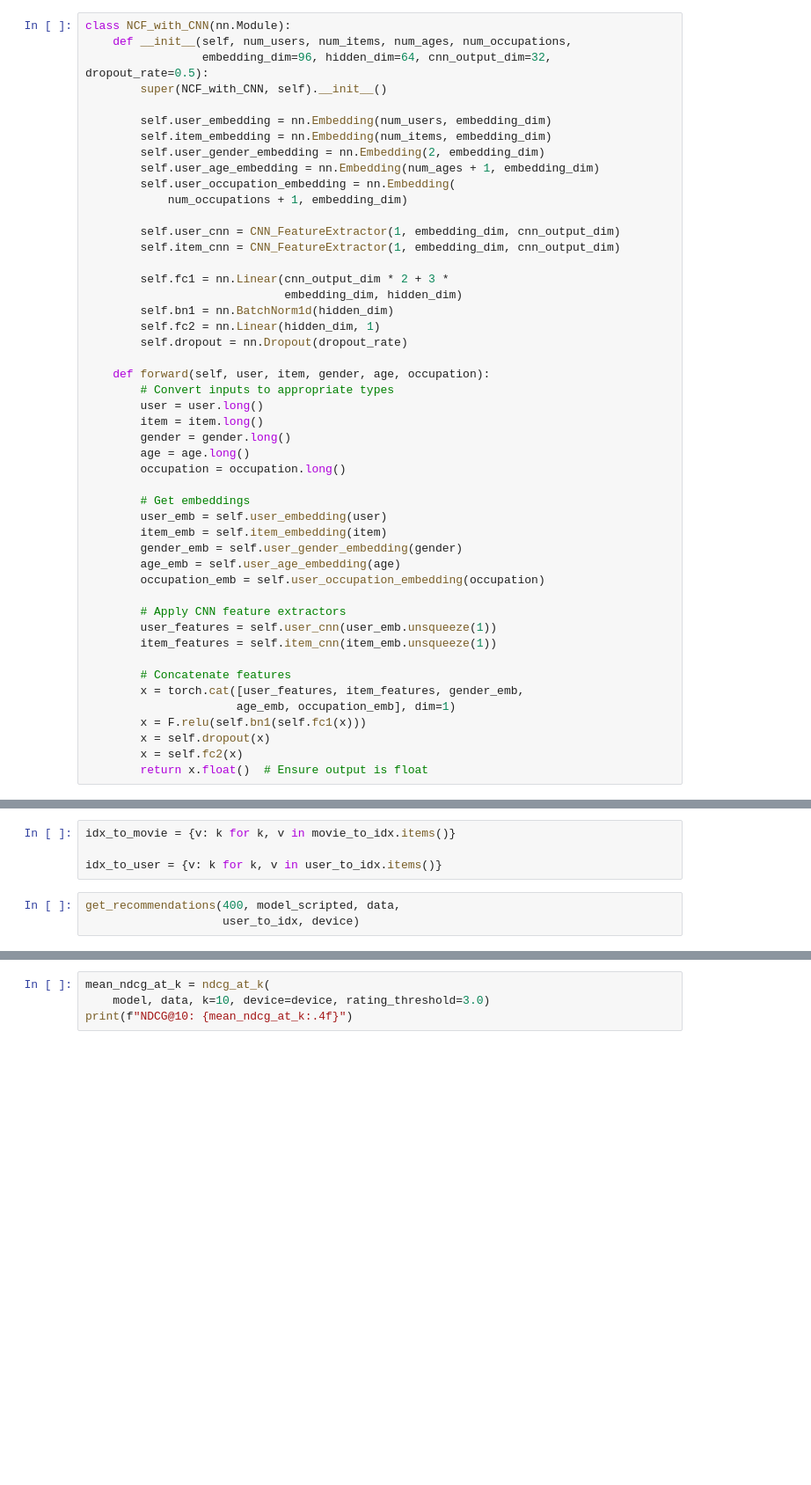
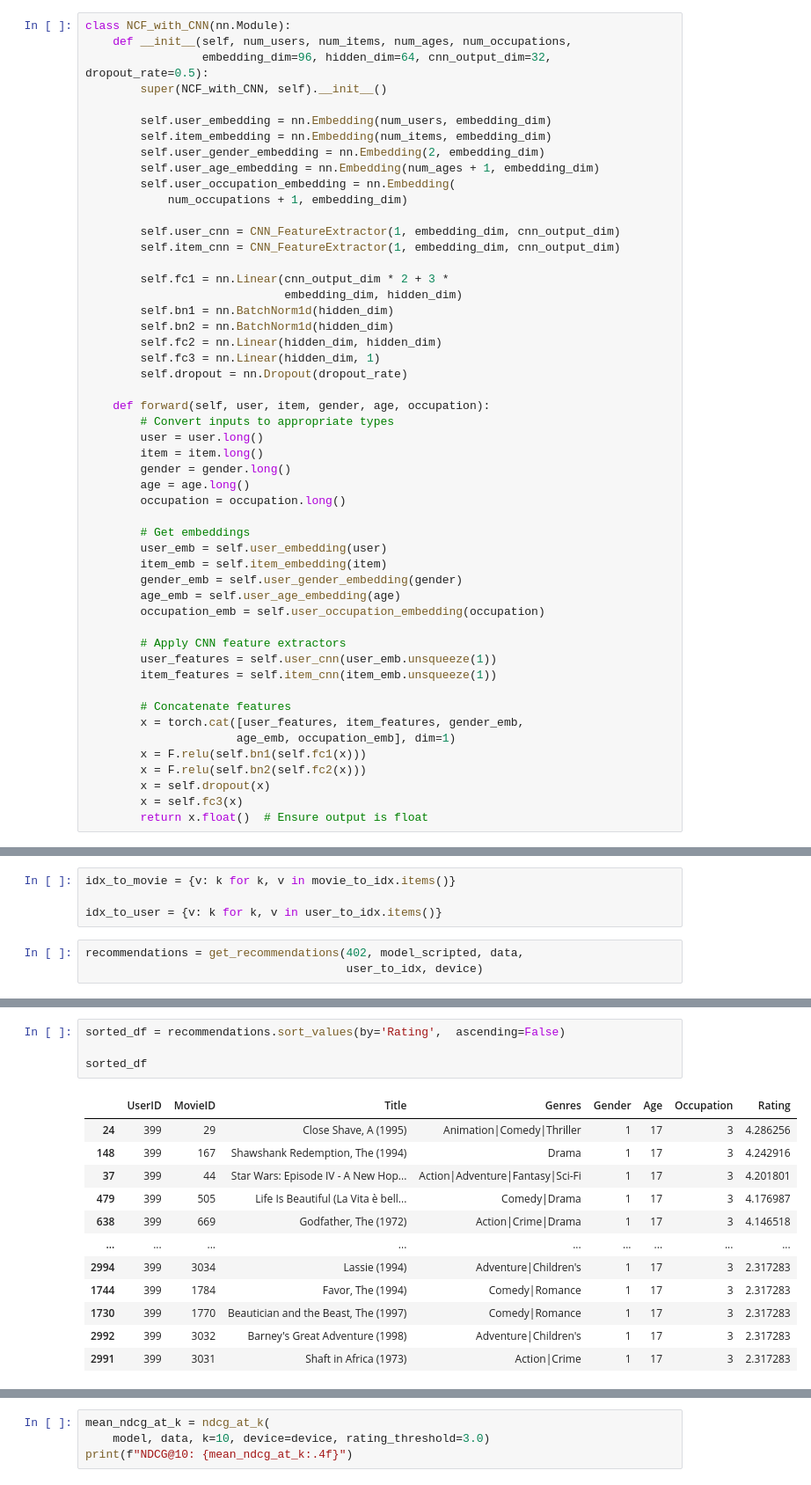
Before and after one commit to 1Tanmay6/hybrid-recommendation-system, a Jupyter notebook: context_aware_NCF_CNN_model.ipynb, the cells around one changed output, grey strips where cells are left out. Shown at 88% size. Saved outputs shown, nothing was run; the diff lists cells and outputs as text; blank space fills up the shorter version.

```diff
--- a/context_aware_NCF_CNN_model.ipynb
+++ b/context_aware_NCF_CNN_model.ipynb
@@ -108,7 +108,9 @@ class NCF_with_CNN(nn.Module):
         self.fc1 = nn.Linear(cnn_output_dim * 2 + 3 *
                              embedding_dim, hidden_dim)
         self.bn1 = nn.BatchNorm1d(hidden_dim)
-        self.fc2 = nn.Linear(hidden_dim, 1)
+        self.bn2 = nn.BatchNorm1d(hidden_dim)
+        self.fc2 = nn.Linear(hidden_dim, hidden_dim)
+        self.fc3 = nn.Linear(hidden_dim, 1)
         self.dropout = nn.Dropout(dropout_rate)
 
     def forward(self, user, item, gender, age, occupation):
@@ -134,6 +136,7 @@ class NCF_with_CNN(nn.Module):
         x = torch.cat([user_features, item_features, gender_emb,
                       age_emb, occupation_emb], dim=1)
         x = F.relu(self.bn1(self.fc1(x)))
+        x = F.relu(self.bn2(self.fc2(x)))
         x = self.dropout(x)
-        x = self.fc2(x)
+        x = self.fc3(x)
         return x.float()  # Ensure output is float
@@ -404,5 +423,5 @@ idx_to_movie = {v: k for k, v in movie_to_idx.items()}
 
 idx_to_user = {v: k for k, v in user_to_idx.items()}
 # %%
-get_recommendations(400, model_scripted, data,
-                    user_to_idx, device)
+recommendations = get_recommendations(402, model_scripted, data,
+                                      user_to_idx, device)
@@ -422,0 +428,17 @@ get_recommendations(400, model_scripted, data,
+# %%
+sorted_df = recommendations.sort_values(by='Rating',  ascending=False)
+
+sorted_df
+# %% [output]
+|  | UserID | MovieID | Title | Genres | Gender | Age | Occupation | Rating |
+| 24 | 399 | 29 | Close Shave, A (1995) | Animation|Comedy|Thriller | 1 | 17 | 3 | 4.286256 |
+| 148 | 399 | 167 | Shawshank Redemption, The (1994) | Drama | 1 | 17 | 3 | 4.242916 |
+| 37 | 399 | 44 | Star Wars: Episode IV - A New Hop... | Action|Adventure|Fantasy|Sci-Fi | 1 | 17 | 3 | 4.201801 |
+| 479 | 399 | 505 | Life Is Beautiful (La Vita è bell... | Comedy|Drama | 1 | 17 | 3 | 4.176987 |
+| 638 | 399 | 669 | Godfather, The (1972) | Action|Crime|Drama | 1 | 17 | 3 | 4.146518 |
+| ... | ... | ... | ... | ... | ... | ... | ... | ... |
+| 2994 | 399 | 3034 | Lassie (1994) | Adventure|Children's | 1 | 17 | 3 | 2.317283 |
+| 1744 | 399 | 1784 | Favor, The (1994) | Comedy|Romance | 1 | 17 | 3 | 2.317283 |
+| 1730 | 399 | 1770 | Beautician and the Beast, The (1997) | Comedy|Romance | 1 | 17 | 3 | 2.317283 |
+| 2992 | 399 | 3032 | Barney's Great Adventure (1998) | Adventure|Children's | 1 | 17 | 3 | 2.317283 |
+| 2991 | 399 | 3031 | Shaft in Africa (1973) | Action|Crime | 1 | 17 | 3 | 2.317283 |
```
Also changed, not shown: parts of 13 cells of this notebook, 1 other file.
